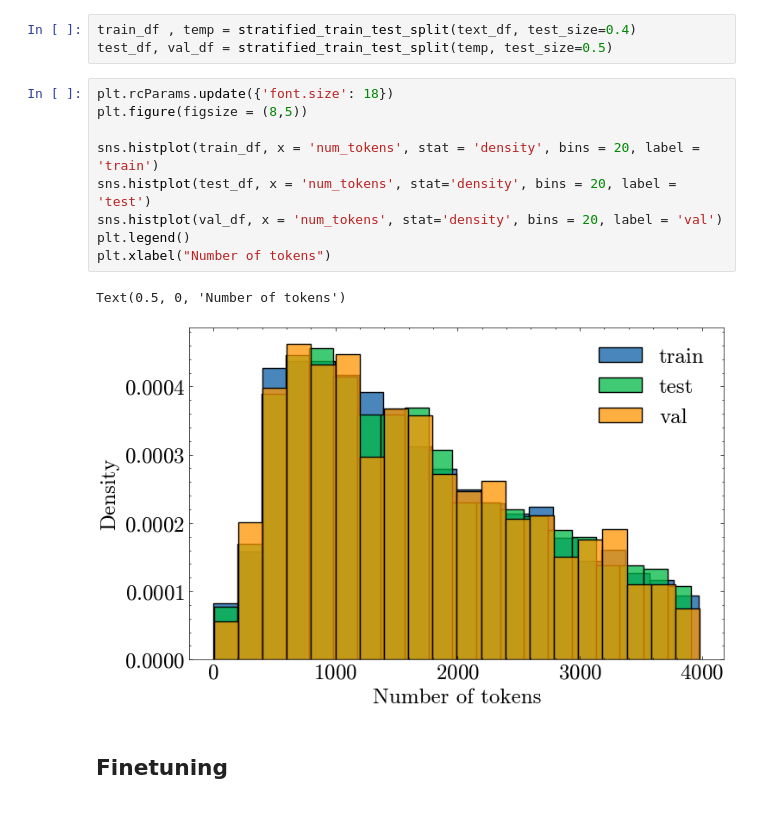
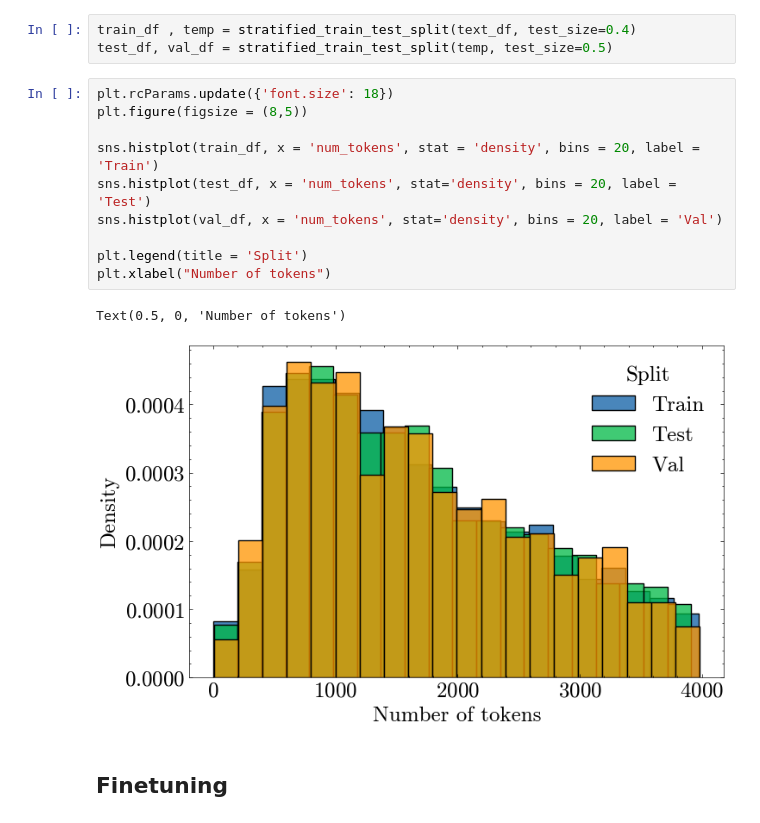
Before and after one commit to peulsilva/slm-summarization-pt, a Jupyter notebook: notebooks/05-sft.ipynb, the cells around one changed output. Saved outputs shown, nothing was run; the diff lists cells and outputs as text.

```diff
--- a/notebooks/05-sft.ipynb
+++ b/notebooks/05-sft.ipynb
@@ -149,15 +149,16 @@ test_df, val_df = stratified_train_test_split(temp, test_size=0.5)
 # %%
 plt.rcParams.update({'font.size': 18})
 plt.figure(figsize = (8,5))
 
-sns.histplot(train_df, x = 'num_tokens', stat = 'density', bins = 20, label = 'train')
-sns.histplot(test_df, x = 'num_tokens', stat='density', bins = 20, label = 'test')
-sns.histplot(val_df, x = 'num_tokens', stat='density', bins = 20, label = 'val')
-plt.legend()
+sns.histplot(train_df, x = 'num_tokens', stat = 'density', bins = 20, label = 'Train')
+sns.histplot(test_df, x = 'num_tokens', stat='density', bins = 20, label = 'Test')
+sns.histplot(val_df, x = 'num_tokens', stat='density', bins = 20, label = 'Val')
+
+plt.legend(title = 'Split')
 plt.xlabel("Number of tokens")
 # %% [output]
 Text(0.5, 0, 'Number of tokens')
-[figure, old version]
+[figure, new version]
 # %% [markdown]
 ## Finetuning
 # %%
```
Also changed, not shown: parts of 20 cells of this notebook, 9 other files.
